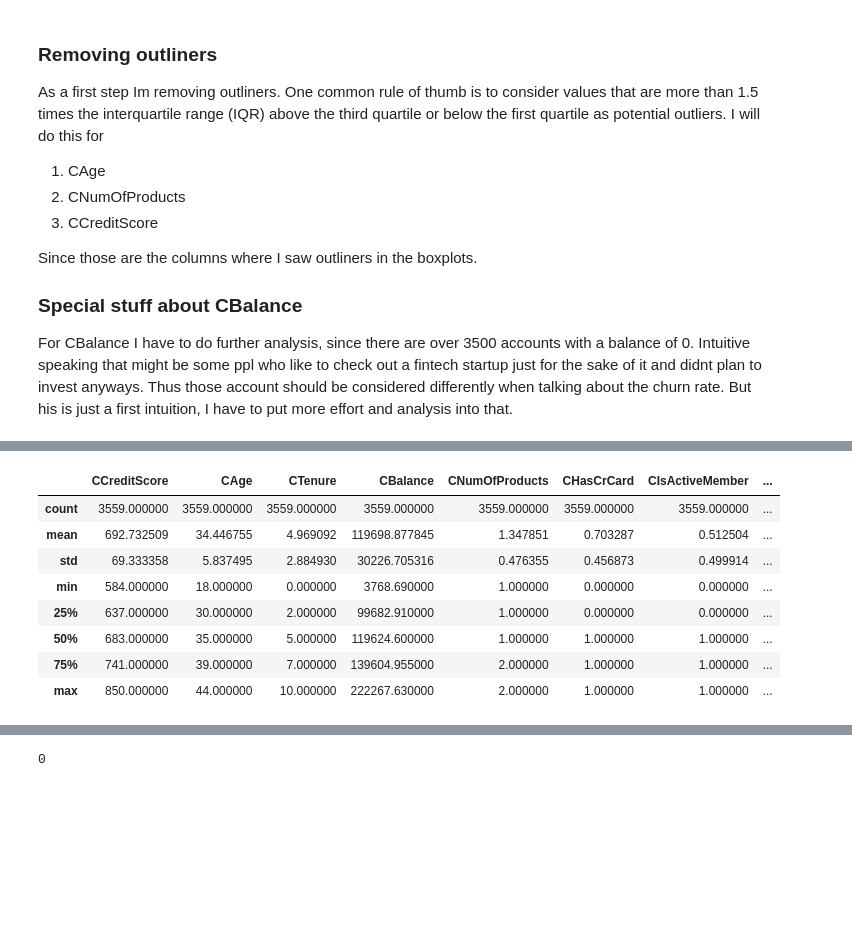
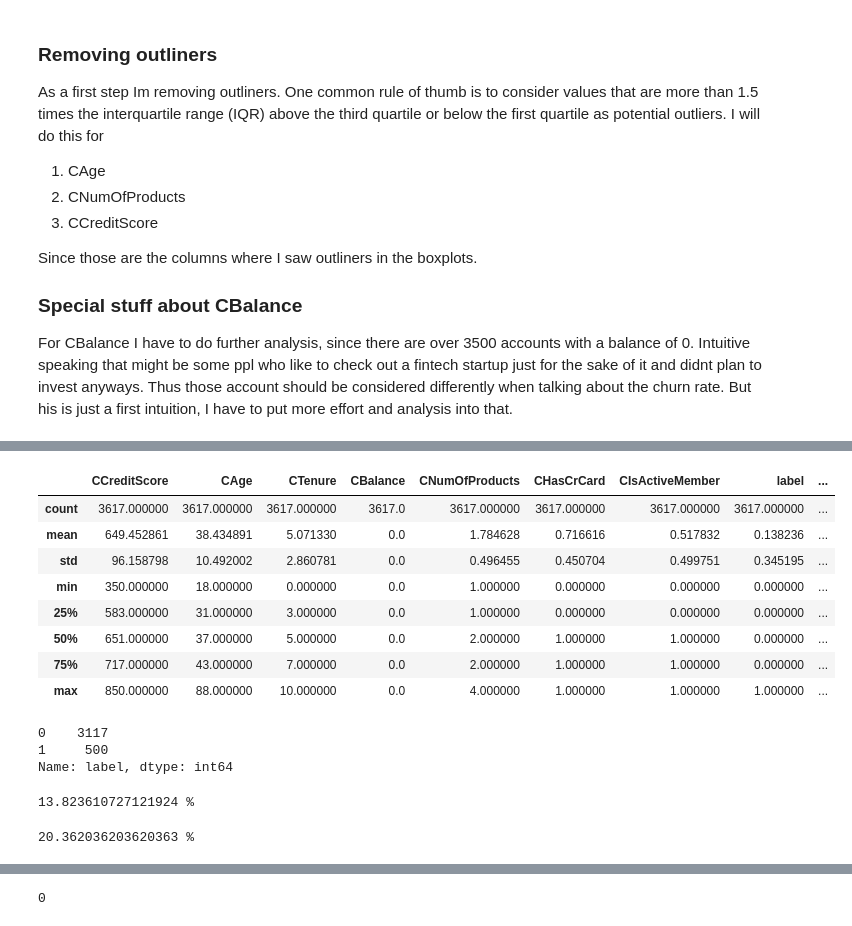
Before and after one commit to Ph1lippK/VAWI, a Jupyter notebook: Assignment_01_2270603.ipynb, the cells around one changed output, grey strips where cells are left out. Drawn from its saved outputs; the diff is of its cells as text; code cells hidden in the pictures; blank space fills up the shorter version.

```diff
--- a/Assignment_01_2270603.ipynb
+++ b/Assignment_01_2270603.ipynb
@@ -1039,14 +967,24 @@ fintech3.describe()
-# %%
-fintech4 = fintech3[fintech3['CBalance'] > 0] # Remove any rows with outliers that are below a certain threshold
-fintech_outliners = fintech4
-fintech_outliners.describe()
-# %% [output]
-|  | CCreditScore | CAge | CTenure | CBalance | CNumOfProducts | CHasCrCard | CIsActiveMember | ... |
-| count | 3559.000000 | 3559.000000 | 3559.000000 | 3559.000000 | 3559.000000 | 3559.000000 | 3559.000000 | ... |
-| mean | 692.732509 | 34.446755 | 4.969092 | 119698.877845 | 1.347851 | 0.703287 | 0.512504 | ... |
-| std | 69.333358 | 5.837495 | 2.884930 | 30226.705316 | 0.476355 | 0.456873 | 0.499914 | ... |
-| min | 584.000000 | 18.000000 | 0.000000 | 3768.690000 | 1.000000 | 0.000000 | 0.000000 | ... |
-| 25% | 637.000000 | 30.000000 | 2.000000 | 99682.910000 | 1.000000 | 0.000000 | 0.000000 | ... |
-| 50% | 683.000000 | 35.000000 | 5.000000 | 119624.600000 | 1.000000 | 1.000000 | 1.000000 | ... |
-| 75% | 741.000000 | 39.000000 | 7.000000 | 139604.955000 | 2.000000 | 1.000000 | 1.000000 | ... |
-| max | 850.000000 | 44.000000 | 10.000000 | 222267.630000 | 2.000000 | 1.000000 | 1.000000 | ... |
+# %%
+fintech_filtered = fintech[fintech['CBalance'] == 0.00]
+fintech_filtered.describe()
+# %% [output]
+|  | CCreditScore | CAge | CTenure | CBalance | CNumOfProducts | CHasCrCard | CIsActiveMember | label | ... |
+| count | 3617.000000 | 3617.000000 | 3617.000000 | 3617.0 | 3617.000000 | 3617.000000 | 3617.000000 | 3617.000000 | ... |
+| mean | 649.452861 | 38.434891 | 5.071330 | 0.0 | 1.784628 | 0.716616 | 0.517832 | 0.138236 | ... |
+| std | 96.158798 | 10.492002 | 2.860781 | 0.0 | 0.496455 | 0.450704 | 0.499751 | 0.345195 | ... |
+| min | 350.000000 | 18.000000 | 0.000000 | 0.0 | 1.000000 | 0.000000 | 0.000000 | 0.000000 | ... |
+| 25% | 583.000000 | 31.000000 | 3.000000 | 0.0 | 1.000000 | 0.000000 | 0.000000 | 0.000000 | ... |
+| 50% | 651.000000 | 37.000000 | 5.000000 | 0.0 | 2.000000 | 1.000000 | 1.000000 | 0.000000 | ... |
+| 75% | 717.000000 | 43.000000 | 7.000000 | 0.0 | 2.000000 | 1.000000 | 1.000000 | 0.000000 | ... |
+| max | 850.000000 | 88.000000 | 10.000000 | 0.0 | 4.000000 | 1.000000 | 1.000000 | 1.000000 | ... |
+# %%
+value_counts = fintech_filtered['label'].value_counts()
+value_counts
+# %% [output]
+0    3117
+1     500
+Name: label, dtype: int64
+# %%
+print(500/3617*100,"%")
+# %% [output]
+13.823610727121924 %
@@ -1052,0 +994,4 @@ fintech_outliners.describe()
+# %%
+print(2036/9999*100,"%")
+# %% [output]
+20.362036203620363 %
```
Also changed, not shown: parts of 41 cells of this notebook.
